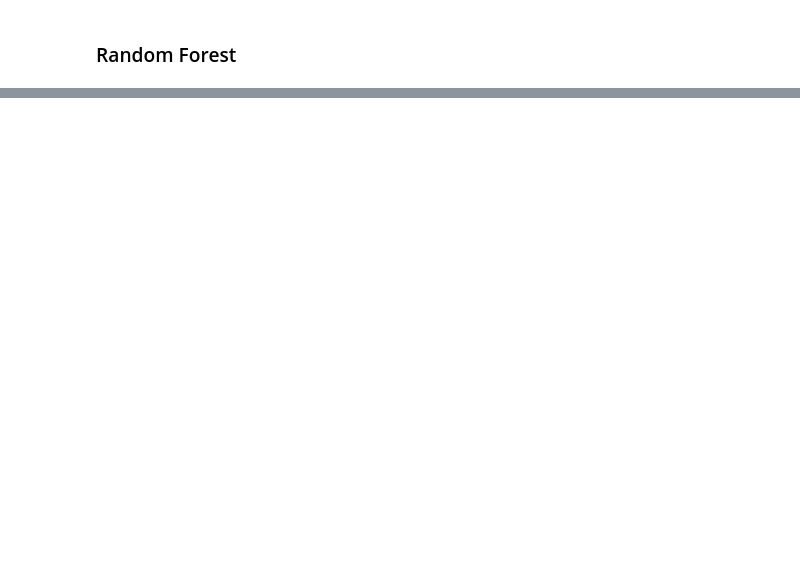
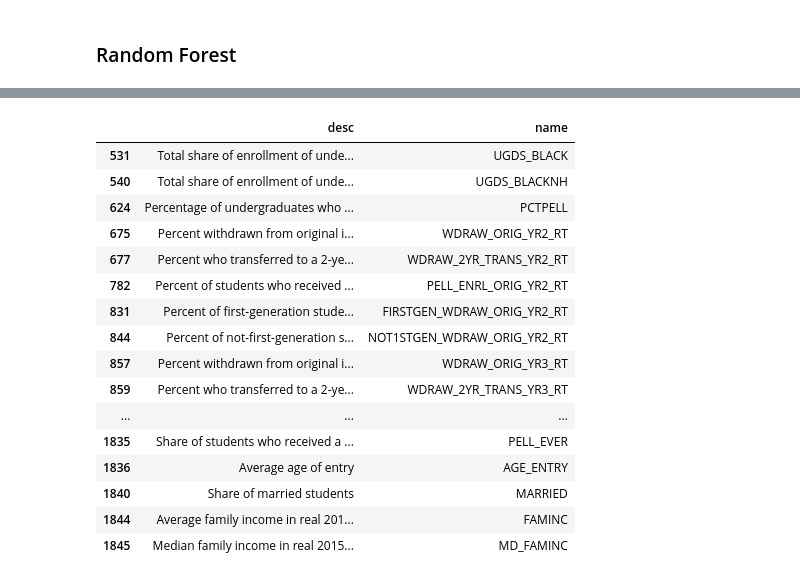
Before and after one commit to UNCG-CSE/Uni-X, a Jupyter notebook: codes/PCA_Regression.ipynb, the cells around one changed output, grey strips where cells are left out. Cells and saved outputs as stored; diff of their text form; code cells hidden in the pictures; blank space fills up the shorter version.

```diff
--- a/codes/PCA_Regression.ipynb
+++ b/codes/PCA_Regression.ipynb
@@ -156,0 +161,6 @@ class RandomForestRegressor(ForestRegressor)
+# %%
+#sorted(rf.feature_importances_,reverse=True)
+order_importance=sorted(range(len(rf.feature_importances_)), key=rf.feature_importances_.__getitem__,reverse=True)
+feature_rf=X.columns[order_importance[0:20]]
+#rf.feature_importances_[3]
+#rf.feature_importances_.mean()
@@ -156,0 +175,21 @@ class RandomForestRegressor(ForestRegressor)
+# %%
+feature_rf=X.columns[order_importance[0:20]]
+dic.loc[dic.name.isin(feature_rf),['desc','name']]
+# %% [output]
+|  | desc | name |
+| 531 | Total share of enrollment of unde... | UGDS_BLACK |
+| 540 | Total share of enrollment of unde... | UGDS_BLACKNH |
+| 624 | Percentage of undergraduates who ... | PCTPELL |
+| 675 | Percent withdrawn from original i... | WDRAW_ORIG_YR2_RT |
+| 677 | Percent who transferred to a 2-ye... | WDRAW_2YR_TRANS_YR2_RT |
+| 782 | Percent of students who received ... | PELL_ENRL_ORIG_YR2_RT |
+| 831 | Percent of first-generation stude... | FIRSTGEN_WDRAW_ORIG_YR2_RT |
+| 844 | Percent of not-first-generation s... | NOT1STGEN_WDRAW_ORIG_YR2_RT |
+| 857 | Percent withdrawn from original i... | WDRAW_ORIG_YR3_RT |
+| 859 | Percent who transferred to a 2-ye... | WDRAW_2YR_TRANS_YR3_RT |
+| ... | ... | ... |
+| 1835 | Share of students who received a ... | PELL_EVER |
+| 1836 | Average age of entry | AGE_ENTRY |
+| 1840 | Share of married students | MARRIED |
+| 1844 | Average family income in real 201... | FAMINC |
+| 1845 | Median family income in real 2015... | MD_FAMINC |
```
Also changed, not shown: parts of 19 cells of this notebook.
